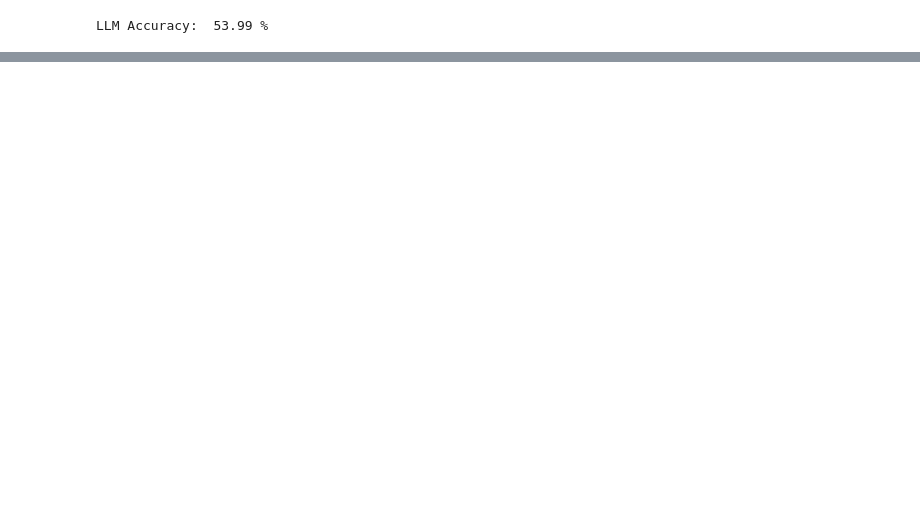
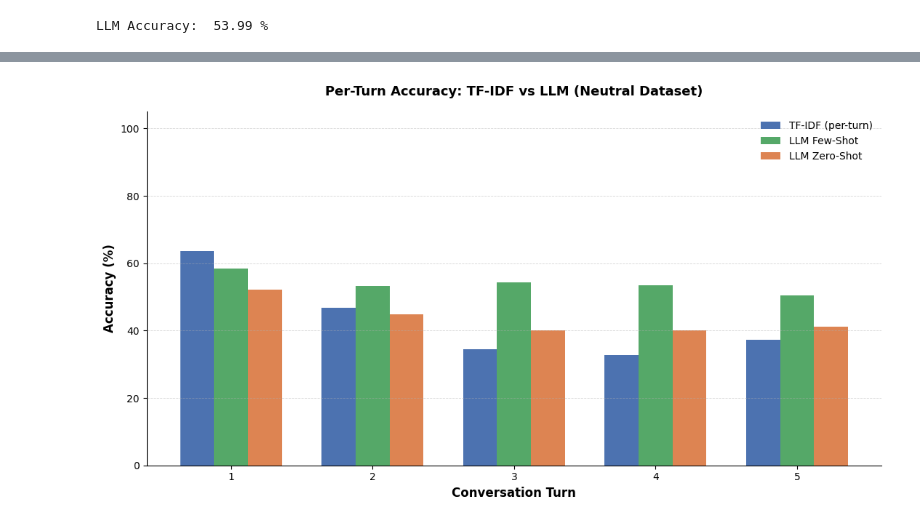
Before and after one commit to AdamOwolabi/llm-privacy-leakage, a Jupyter notebook: statistical_analysis.ipynb, the cells around one changed output, grey strips where cells are left out. Drawn from its saved outputs; the diff is of its cells as text; code cells hidden in the pictures; blank space fills up the shorter version.

```diff
--- a/statistical_analysis.ipynb
+++ b/statistical_analysis.ipynb
@@ -79,0 +233,97 @@ plt.show()
+# %%
+# Per-turn TF-IDF models and grouped comparison with LLM few/zero-shot
+import pandas as pd
+import numpy as np
+import matplotlib.pyplot as plt
+from sklearn.feature_extraction.text import TfidfVectorizer
+from sklearn.linear_model import LogisticRegression
+from sklearn.model_selection import train_test_split
+from sklearn.metrics import accuracy_score
+
+# Load dataset and compute TF-IDF accuracy per conversation turn
+dataset_path = 'datasets/dataset_a_neutral.csv'
+df = pd.read_csv(dataset_path)
+
+turns = [0,1,2,3,4]
+tfidf_accuracies = []
+
+for t in turns:
+    col = f'llm_output_{t}'
+    if col not in df.columns:
+        raise ValueError(f"Column {col} not found in {dataset_path}")
+
+    texts = df[col].astype(str).tolist()
+    labels = df['trait_selected'].astype(str).tolist()
+
+    X_train, X_test, y_train, y_test = train_test_split(texts, labels, test_size=0.25, random_state=42)
+    vec = TfidfVectorizer()
+    X_train_tfidf = vec.fit_transform(X_train)
+    X_test_tfidf = vec.transform(X_test)
+
+    clf = LogisticRegression(max_iter=1000)
+    clf.fit(X_train_tfidf, y_train)
+    preds = clf.predict(X_test_tfidf)
+    acc = accuracy_score(y_test, preds) * 100
+    tfidf_accuracies.append(acc)
+
+# Compute per-turn LLM few-shot and zero-shot accuracies from prediction CSVs
+def per_turn_correct_pct_from_csv(path):
+    d = pd.read_csv(path)
+    if {'conversation_turn', 'label', 'prediction'}.difference(d.columns):
+        raise ValueError(f"Missing required columns in {path}")
+    gp = (
+        d.assign(is_correct=(d['label'] == d['prediction']).astype(int))
+         .groupby('conversation_turn', as_index=False)
+         .agg(total=('is_correct','size'), correct=('is_correct','sum'))
+         .sort_values('conversation_turn')
+    )
+    gp['correct_pct'] = (gp['correct'] / gp['total']) * 100
+    return gp
+
+few_path = 'predictions/dataset_a_neutral_few_shot_llm_observer.csv'
+zero_path = 'predictions/dataset_a_neutral_zero_shot_llm_observer.csv'
+
+few_gp = per_turn_correct_pct_from_csv(few_path)
+zero_gp = per_turn_correct_pct_from_csv(zero_path)
+
+# Align turns (convert to 1-based display if needed)
+display_turns = few_gp['conversation_turn'].to_numpy()
+tfidf_display_acc = np.array(tfidf_accuracies)[:len(display_turns)]
+few_display_acc = few_gp['correct_pct'].to_numpy()
+zero_display_acc = zero_gp['correct_pct'].to_numpy()
+
+# Grouped bar chart: TF-IDF vs Few-shot vs Zero-shot
+x = np.arange(len(display_turns))
+width = 0.24
+
+fig, ax = plt.subplots(figsize=(11,6))
+# Colors: TF-IDF blue, Few-shot muted green, Zero-shot muted orange
+ax.bar(x - width, tfidf_display_acc, width, label='TF-IDF (per-turn)', color='#4C72B0')
+ax.bar(x, few_display_acc, width, label='LLM Few-Shot', color='#55A868')
+ax.bar(x + width, zero_display_acc, width, label='LLM Zero-Shot', color='#DD8452')
+
+ax.set_xlabel('Conversation Turn', fontsize=12, fontweight='bold')
+ax.set_ylabel('Accuracy (%)', fontsize=12, fontweight='bold')
+ax.set_title('Per-Turn Accuracy: TF-IDF vs LLM (Neutral Dataset)', fontsize=13, fontweight='bold', pad=16)
+ax.set_xticks(x)
+ax.set_xticklabels(display_turns)
+ax.set_ylim(0, 105)
+ax.grid(axis='y', linestyle='--', linewidth=0.6, alpha=0.5)
+ax.legend(frameon=False)
+ax.spines['top'].set_visible(False)
+ax.spines['right'].set_visible(False)
+plt.tight_layout()
+plt.show()
+
+# Print table for quick inspection
+summary_df = pd.DataFrame({
+    'conversation_turn': display_turns,
+    'tfidf_accuracy_pct': tfidf_display_acc.round(2),
+    'llm_fewshot_pct': few_display_acc.round(2),
+    'llm_zeroshot_pct': zero_display_acc.round(2)
+})
+
+print('\nPer-turn accuracy comparison (percent):')
+print(summary_df.to_string(index=False))
+# %% [output]
+[figure, added]
```
Also changed, not shown: parts of 11 cells of this notebook, 14 other files.
